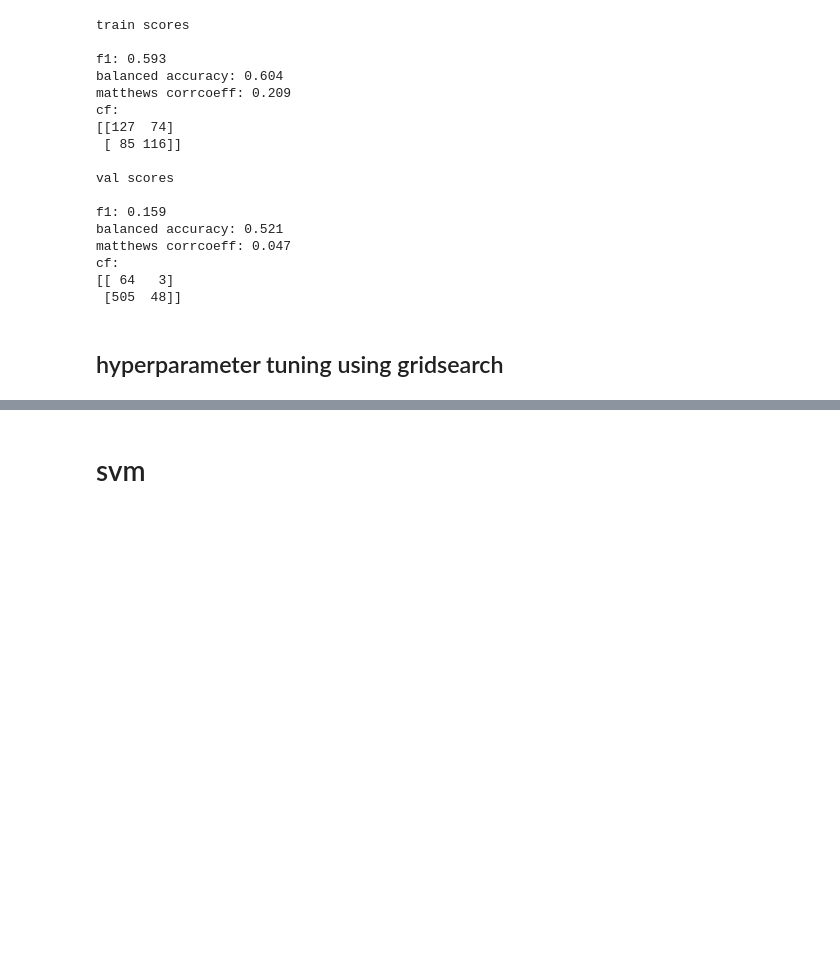
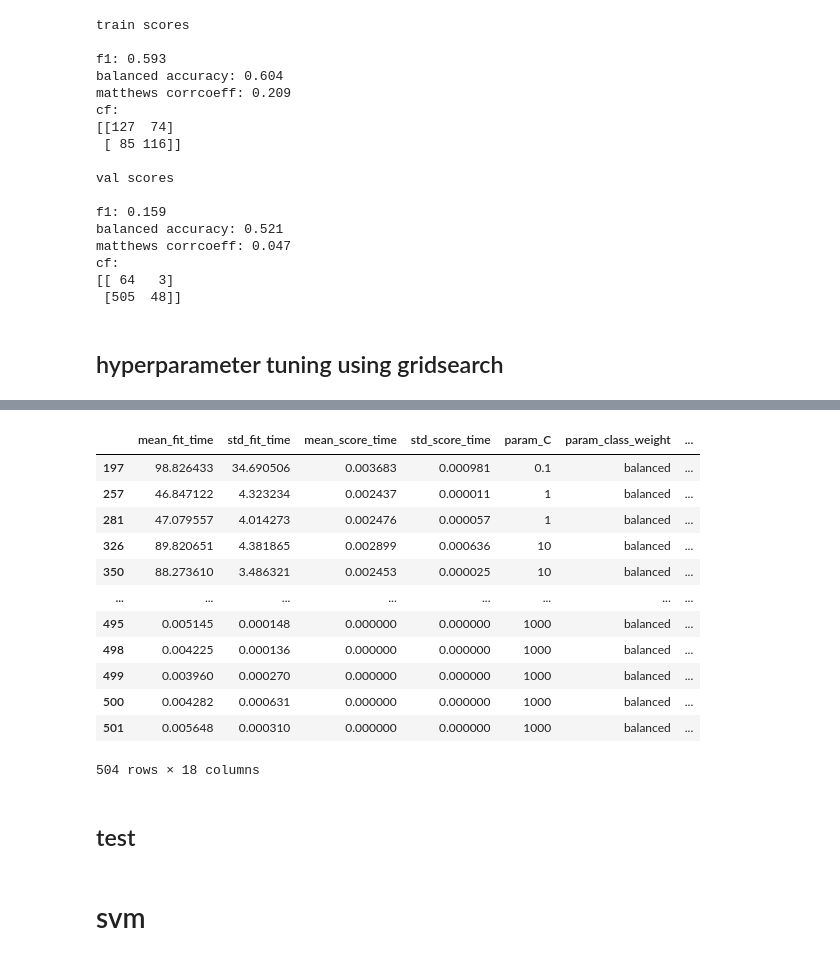
Before and after one commit to nadawahyu/kinase-classification, a Jupyter notebook: modeling-FB.ipynb, the cells around one changed output, grey strips where cells are left out. Drawn from its saved outputs; the diff is of its cells as text; code cells hidden in the pictures; blank space fills up the shorter version.

```diff
--- a/modeling-FB.ipynb
+++ b/modeling-FB.ipynb
@@ -998,7 +1011,7 @@ cf:
 # %% [markdown]
 ## hyperparameter tuning using gridsearch
 # %%
-X_train, X_val, X_test, y_train, y_val, y_test, descnm = data_preprocessing(data_fa)
+X_train, X_val, X_test, y_train, y_val, y_test, descnm = data_preprocessing(data_fb)
 # %%
 def grid_search(X_train, y_train,
                 param_grid,
@@ -1030,21 +1043,26 @@ def grid_search(X_train, y_train,
 # %%
 param_grid = {
     'solver': ['liblinear', 'lbfgs', 'saga',],# 'newton-cg', 'newton-cholesky', 'sag', 'saga'],
-    'penalty': ['l1', 'l2', 'elasticnet'],
+    'penalty': ['l1', 'l2', 'elasticnet', None],
     'class_weight':[None, 'balanced'],
     'C': [0.001, 0.01, 0.1, 1, 10, 100, 1000],
+    'multi_class': ['auto', 'ovr', 'multinomial'],
     'max_iter': [10000],
     'random_state':[0]
 }
 
 random_state=0
 
-X_train, X_val, X_test, y_train, y_val, y_test, descnm = data_preprocessing(data_fa)
+X_train, X_val, X_test, y_train, y_val, y_test, descnm = data_preprocessing(data_fb)
 X_train, y_train  = SMOTE(random_state=random_state).fit_resample(X_train, y_train)
+scaler = preprocessing.Normalizer()
+X_train = scaler.fit_transform(X_train)
+X_val = scaler.transform(X_val)
 scaler = preprocessing.StandardScaler()
 X_train = scaler.fit_transform(X_train)
+X_val = scaler.transform(X_val)
 
-cv_res, cv_params = grid_search(X_train, y_train, param_grid,
+cv_res, cv_params = grid_search(X_val, y_val, param_grid,
                                 algorithm='LogisticRegression',)
 
 cv_params
@@ -1096 +1128,21 @@ Fitting 3 folds for each of 24 candidates, totalling 72 fits
+# %%
+fb_lr_cv_iter_1 = pd.DataFrame(cv_res).sort_values(by='mean_test_score', ascending=False)
+fb_lr_cv_iter_1.to_csv('fb_lr_cv_iter_1.csv', index=False)
+fb_lr_cv_iter_1
+# %% [output]
+|  | mean_fit_time | std_fit_time | mean_score_time | std_score_time | param_C | param_class_weight | ... |
+| 197 | 98.826433 | 34.690506 | 0.003683 | 0.000981 | 0.1 | balanced | ... |
+| 257 | 46.847122 | 4.323234 | 0.002437 | 0.000011 | 1 | balanced | ... |
+| 281 | 47.079557 | 4.014273 | 0.002476 | 0.000057 | 1 | balanced | ... |
+| 326 | 89.820651 | 4.381865 | 0.002899 | 0.000636 | 10 | balanced | ... |
+| 350 | 88.273610 | 3.486321 | 0.002453 | 0.000025 | 10 | balanced | ... |
+| ... | ... | ... | ... | ... | ... | ... | ... |
+| 495 | 0.005145 | 0.000148 | 0.000000 | 0.000000 | 1000 | balanced | ... |
+| 498 | 0.004225 | 0.000136 | 0.000000 | 0.000000 | 1000 | balanced | ... |
+| 499 | 0.003960 | 0.000270 | 0.000000 | 0.000000 | 1000 | balanced | ... |
+| 500 | 0.004282 | 0.000631 | 0.000000 | 0.000000 | 1000 | balanced | ... |
+| 501 | 0.005648 | 0.000310 | 0.000000 | 0.000000 | 1000 | balanced | ... |
+504 rows × 18 columns
+# %% [markdown]
+## test
 # %%
```
Also changed, not shown: parts of 13 cells of this notebook, 10 other files.
